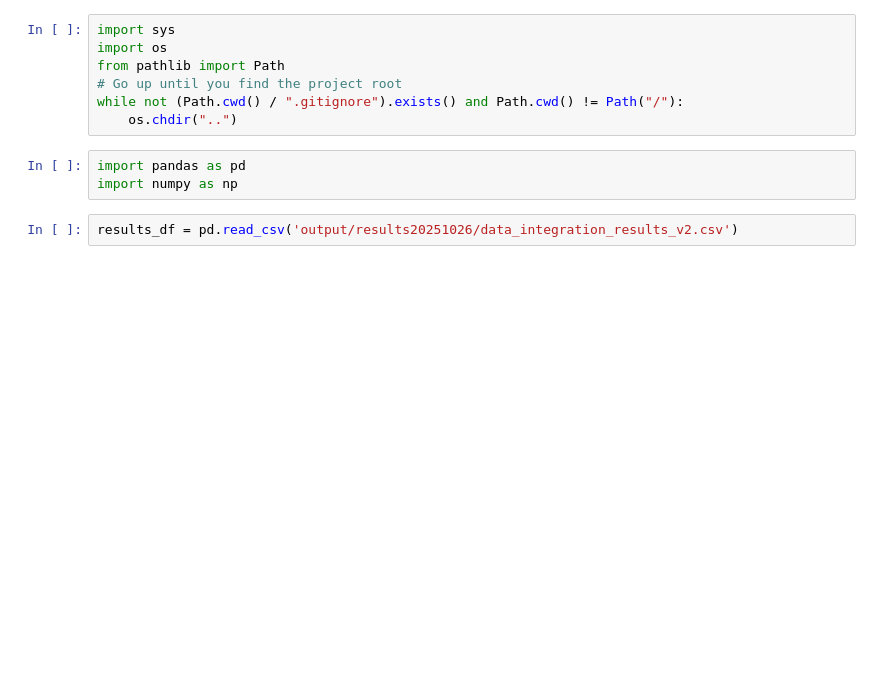
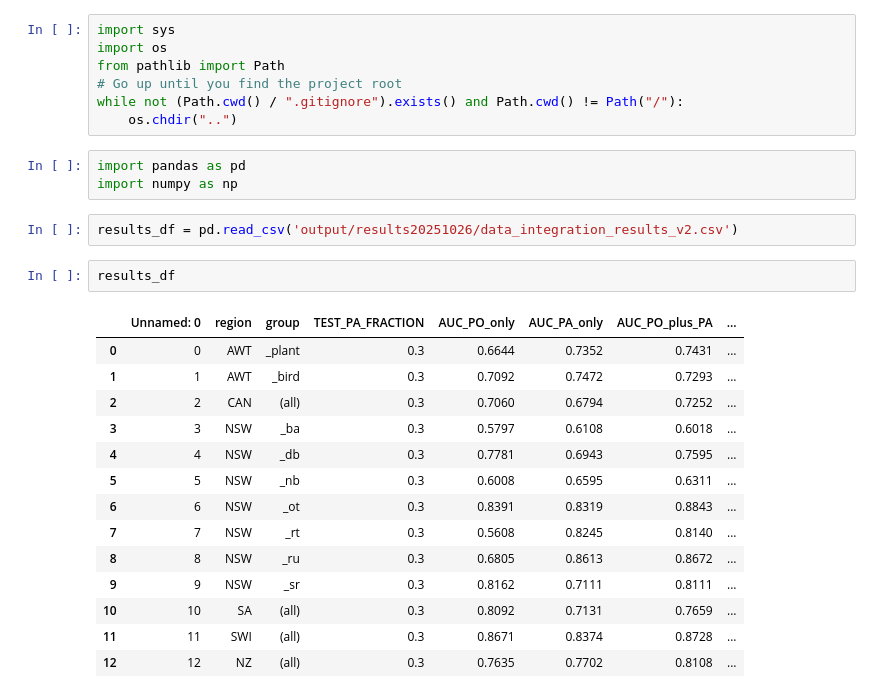
Before and after one commit to pabloubilla/data-integration-sdm, a Jupyter notebook: notebooks/02_dataintegration_results.ipynb, the cells around one changed output. Saved outputs shown, nothing was run; the diff lists cells and outputs as text; blank space fills up the shorter version.

```diff
--- a/notebooks/02_dataintegration_results.ipynb
+++ b/notebooks/02_dataintegration_results.ipynb
@@ -10,6 +10,23 @@ import pandas as pd
 import numpy as np
 # %%
 results_df = pd.read_csv('output/results20251026/data_integration_results_v2.csv')
+# %%
+results_df
+# %% [output]
+|  | Unnamed: 0 | region | group | TEST_PA_FRACTION | AUC_PO_only | AUC_PA_only | AUC_PO_plus_PA | ... |
+| 0 | 0 | AWT | _plant | 0.3 | 0.6644 | 0.7352 | 0.7431 | ... |
+| 1 | 1 | AWT | _bird | 0.3 | 0.7092 | 0.7472 | 0.7293 | ... |
+| 2 | 2 | CAN | (all) | 0.3 | 0.7060 | 0.6794 | 0.7252 | ... |
+| 3 | 3 | NSW | _ba | 0.3 | 0.5797 | 0.6108 | 0.6018 | ... |
+| 4 | 4 | NSW | _db | 0.3 | 0.7781 | 0.6943 | 0.7595 | ... |
+| 5 | 5 | NSW | _nb | 0.3 | 0.6008 | 0.6595 | 0.6311 | ... |
+| 6 | 6 | NSW | _ot | 0.3 | 0.8391 | 0.8319 | 0.8843 | ... |
+| 7 | 7 | NSW | _rt | 0.3 | 0.5608 | 0.8245 | 0.8140 | ... |
+| 8 | 8 | NSW | _ru | 0.3 | 0.6805 | 0.8613 | 0.8672 | ... |
+| 9 | 9 | NSW | _sr | 0.3 | 0.8162 | 0.7111 | 0.8111 | ... |
+| 10 | 10 | SA | (all) | 0.3 | 0.8092 | 0.7131 | 0.7659 | ... |
+| 11 | 11 | SWI | (all) | 0.3 | 0.8671 | 0.8374 | 0.8728 | ... |
+| 12 | 12 | NZ | (all) | 0.3 | 0.7635 | 0.7702 | 0.8108 | ... |
 # %%
 AUC_cols = [x for x in results_df.columns if 'AUC' in x]
 results_df.groupby(['region'])[AUC_cols].mean()
```
Also changed, not shown: parts of 2 cells of this notebook, 1 other file.
